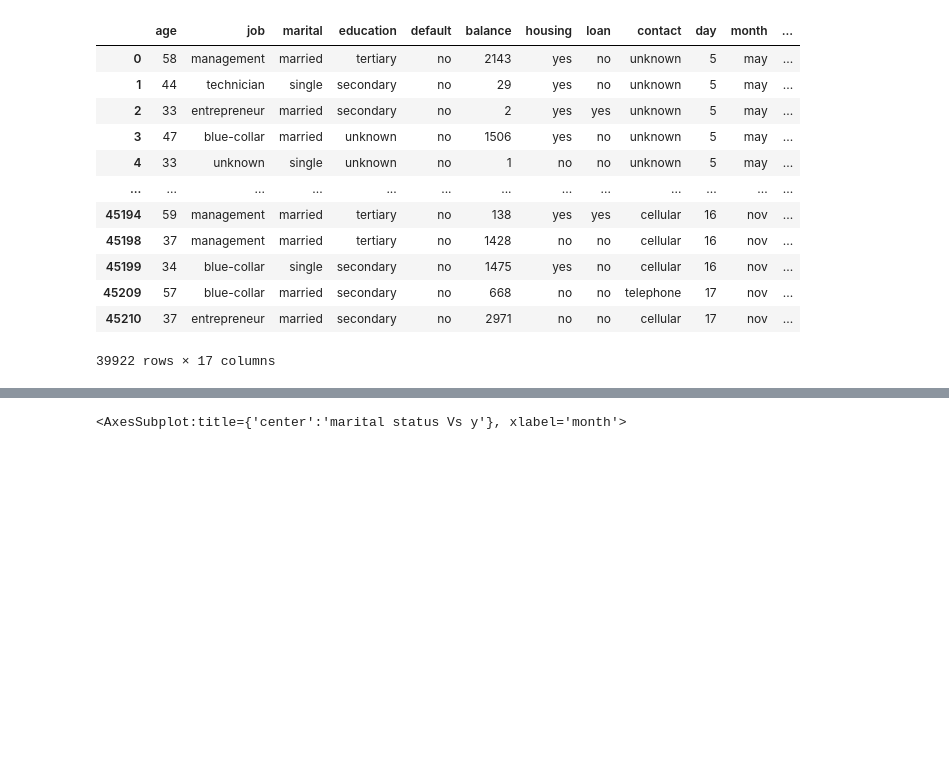
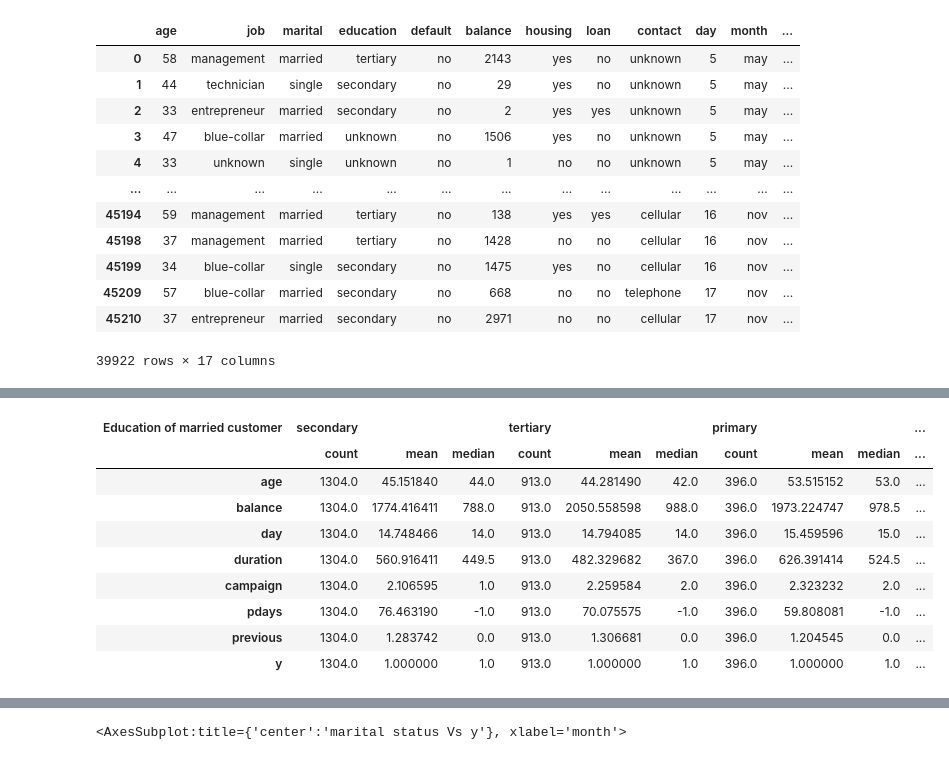
Before and after one commit to Hariharapanda-Deepak/Bankmarketingeffectivenessprediction, a Jupyter notebook: Bankmarketingeffectivenessprediction.ipynb, the cells around one changed output, grey strips where cells are left out. Drawn from its saved outputs; the diff is of its cells as text; code cells hidden in the pictures; blank space fills up the shorter version.

```diff
--- a/Bankmarketingeffectivenessprediction.ipynb
+++ b/Bankmarketingeffectivenessprediction.ipynb
@@ -519,0 +449,27 @@ xy
+# %%
+def get_mean_median(df,feature,col):
+  new_df=df[df[feature]==col]
+  final_df=pd.DataFrame()
+  final_df['count']=new_df.describe().iloc[0]
+  final_df['mean']=new_df.describe().iloc[1]
+  final_df['median']=new_df.describe().iloc[5]
+  return final_df
+# %%
+education_list=list(df_subscribed_married['education'].unique())
+# %%
+dicts={}
+for i in education_list:
+  dicts[i]=get_mean_median(df_subscribed_married,'education',i)
+# %%
+pd.concat(dicts, names=['Education of married customer'],axis=1)
+# %% [output]
+| Education of married customer | secondary |  |  | tertiary |  |  | primary |  |  | ... |
+|  | count | mean | median | count | mean | median | count | mean | median | ... |
+| age | 1304.0 | 45.151840 | 44.0 | 913.0 | 44.281490 | 42.0 | 396.0 | 53.515152 | 53.0 | ... |
+| balance | 1304.0 | 1774.416411 | 788.0 | 913.0 | 2050.558598 | 988.0 | 396.0 | 1973.224747 | 978.5 | ... |
+| day | 1304.0 | 14.748466 | 14.0 | 913.0 | 14.794085 | 14.0 | 396.0 | 15.459596 | 15.0 | ... |
+| duration | 1304.0 | 560.916411 | 449.5 | 913.0 | 482.329682 | 367.0 | 396.0 | 626.391414 | 524.5 | ... |
+| campaign | 1304.0 | 2.106595 | 1.0 | 913.0 | 2.259584 | 2.0 | 396.0 | 2.323232 | 2.0 | ... |
+| pdays | 1304.0 | 76.463190 | -1.0 | 913.0 | 70.075575 | -1.0 | 396.0 | 59.808081 | -1.0 | ... |
+| previous | 1304.0 | 1.283742 | 0.0 | 913.0 | 1.306681 | 0.0 | 396.0 | 1.204545 | 0.0 | ... |
+| y | 1304.0 | 1.000000 | 1.0 | 913.0 | 1.000000 | 1.0 | 396.0 | 1.000000 | 1.0 | ... |
```
Also changed, not shown: parts of 56 cells of this notebook.
